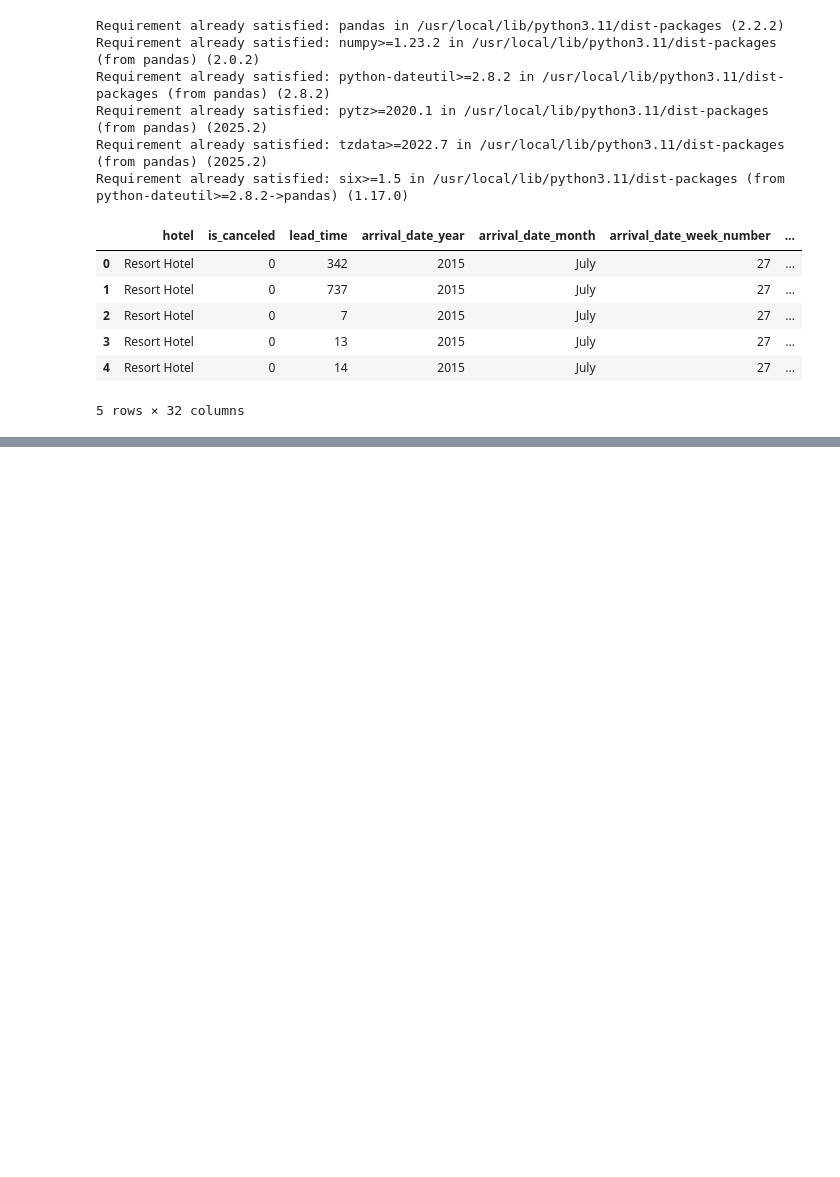
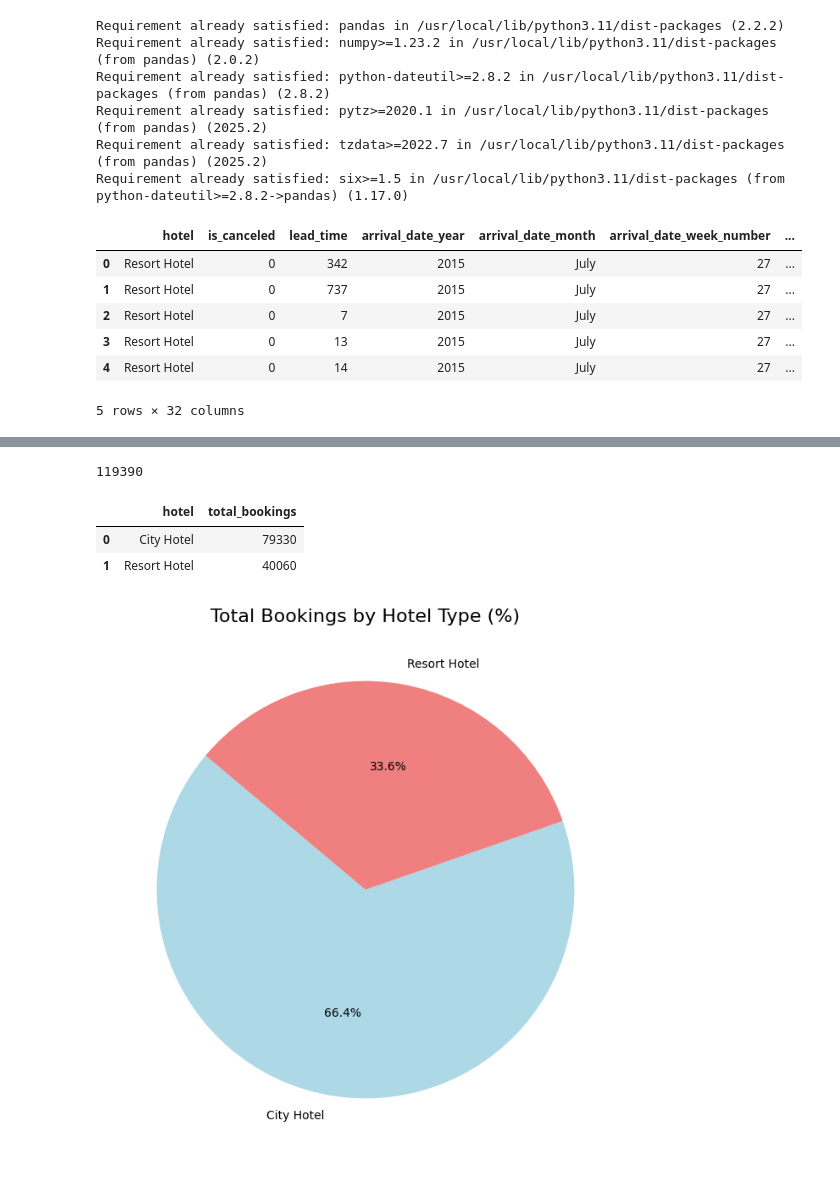
Before and after one commit to LuisaPolicarpo/Hotel, a Jupyter notebook: Hotel.ipynb, the cells around one changed output, grey strips where cells are left out. Saved outputs shown, nothing was run; the diff lists cells and outputs as text; code cells hidden in the pictures; blank space fills up the shorter version.

```diff
--- a/Hotel.ipynb
+++ b/Hotel.ipynb
@@ -30,0 +140,32 @@ df.head()
+# %%
+# Connection to a new SQLite database (in memory)
+conn = sqlite3.connect(':memory:')
+
+# Load DataFrame into a new table
+df.to_sql('hotel_bookings', conn, index=False, if_exists='replace')
+# %% [output]
+119390
+# %%
+#Total number of bookings per hotel type
+
+
+query_type = '''
+SELECT hotel, COUNT(*) as total_bookings
+FROM hotel_bookings
+GROUP BY hotel
+ORDER BY total_bookings DESC
+'''
+
+result = pd.read_sql_query(query_type, conn)
+result
+# %% [output]
+|  | hotel | total_bookings |
+| 0 | City Hotel | 79330 |
+| 1 | Resort Hotel | 40060 |
+# %%
+plt.figure(figsize=(8,8))
+plt.pie(result['total_bookings'], labels=result['hotel'], autopct='%1.1f%%', startangle=140, colors=['lightblue', 'lightcoral'])
+plt.title('Total Bookings by Hotel Type (%)', fontsize=16)
+plt.show()
+# %% [output]
+[figure, added]
```
Also changed, not shown: parts of 23 cells of this notebook.
